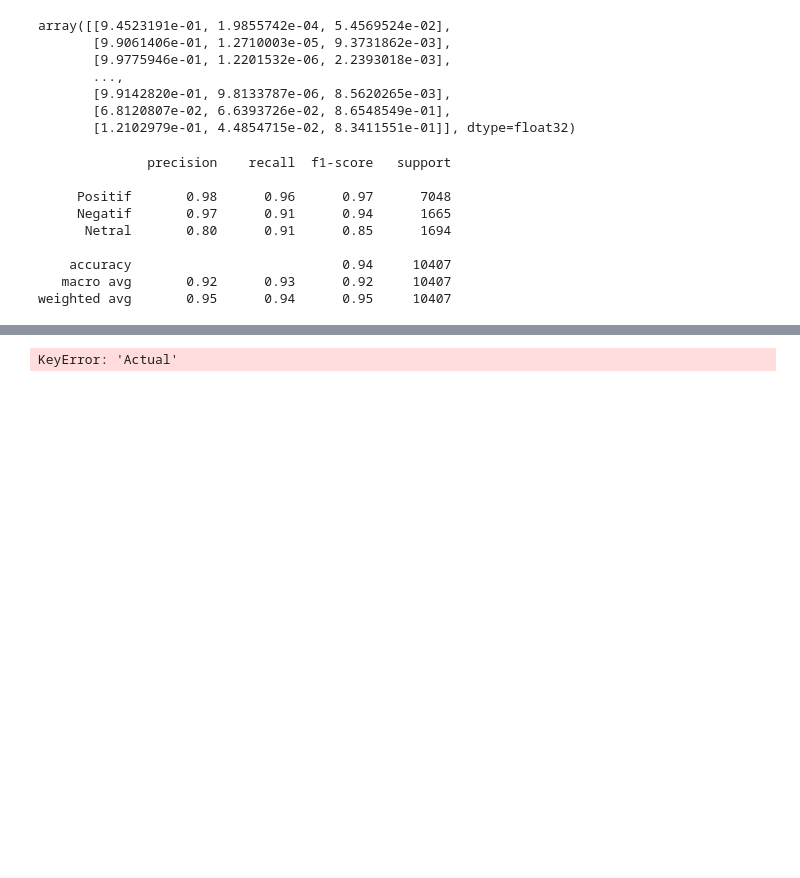
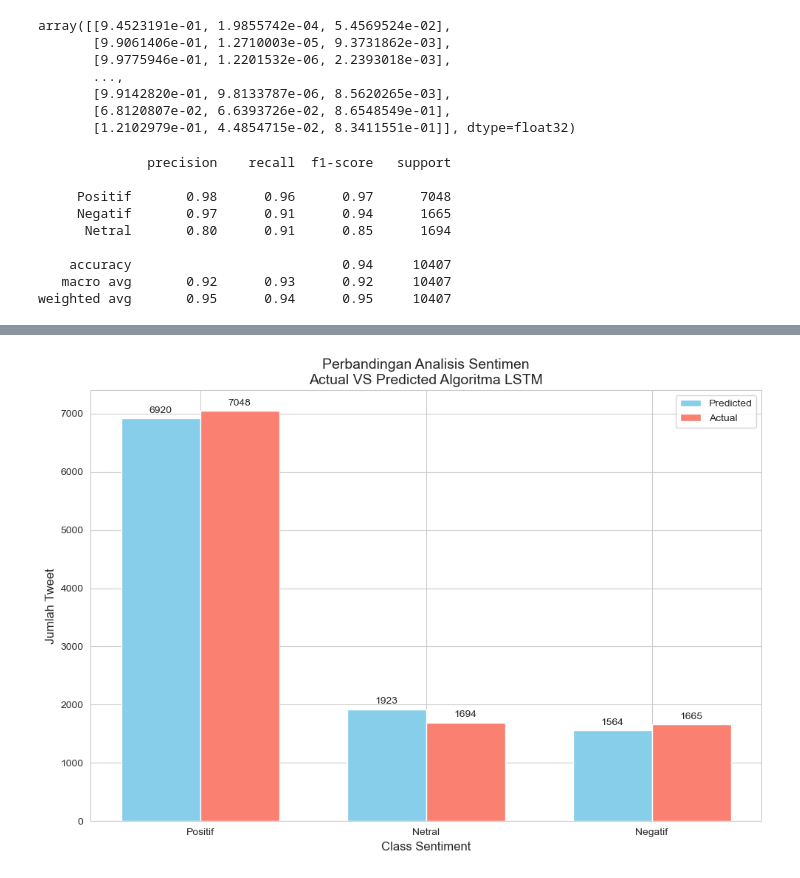
Before and after one commit to yuemway/Analisis-Sentimen-Masyarakat-pada-Program-Makan-Siang-Gratis, a Jupyter notebook: test.ipynb, the cells around one changed output, grey strips where cells are left out. Cells and saved outputs as stored; diff of their text form; code cells hidden in the pictures; blank space fills up the shorter version.

```diff
--- a/test.ipynb
+++ b/test.ipynb
@@ -128,58 +128,44 @@ plt.show()
 # %%
-import pandas as pd
-import matplotlib.pyplot as plt
-import numpy as np
-import seaborn as sns
+index_to_category = {0: 'Positif', 1: 'Negatif', 2: 'Netral'}
+# Ubah prediksi (angka) dan label asli (angka) menjadi teks
+y_pred_text = np.array([index_to_category[pred] for pred in y_pred_classes])
+y_true_text = y_test_numbered.map(index_to_category)
 
-# --- LANGKAH 1: Siapkan Data ---
-# Di sini, Anda akan menggunakan DataFrame 'results_df' yang berisi hasil prediksi Anda.
-# Saya akan membuat data contoh agar kode ini bisa berjalan.
-# HAPUS BAGIAN INI jika Anda menjalankan di notebook yang sama.
+# Buat DataFrame yang memiliki kolom 'Actual' dan 'Predicted'
+results_df = pd.DataFrame({
+    'Actual': y_true_text,
+    'Predicted': y_pred_text
+})
 
+actual_counts = results_df['Actual'].value_counts()
+predicted_counts = results_df['Predicted'].value_counts()
 
-
-# --- LANGKAH 2: Hitung Jumlah Aktual dan Prediksi per Kategori ---
-actual_counts = data['Actual'].value_counts()
-predicted_counts = data['Predicted'].value_counts()
-
-# Gabungkan hasil hitungan ke dalam satu DataFrame
 plot_df = pd.DataFrame({
     'Actual': actual_counts,
     'Predicted': predicted_counts
 }).fillna(0).astype(int)
 
-# BARIS FILTER DIHAPUS: Sekarang semua kelas akan ditampilkan
-# plot_df = plot_df.loc[['Negatif', 'Positif']] # <-- Baris ini dihapus
-
-
-# --- LANGKAH 3: Buat Plot Batang (Bar Chart) ---
+# BUat plot
 sns.set_style("whitegrid")
-labels = plot_df.index.tolist() # -> ['Positif', 'Negatif', 'Netral']
-x = np.arange(len(labels))  # Posisi label di sumbu x
-width = 0.35  # Lebar setiap batang
+labels = plot_df.index.tolist()
+x = np.arange(len(labels))
+width = 0.35
 
 fig, ax = plt.subplots(figsize=(10, 7))
-
-# Membuat batang untuk 'Predicted'
 rects1 = ax.bar(x - width/2, plot_df['Predicted'], width, label='Predicted', color='skyblue')
-
-# Membuat batang untuk 'Actual'
 rects2 = ax.bar(x + width/2, plot_df['Actual'], width, label='Actual', color='salmon')
 
-# Menambahkan label, judul, dan legenda
 ax.set_ylabel('Jumlah Tweet', fontsize=12)
 ax.set_xlabel('Class Sentiment', fontsize=12)
 ax.set_title('Perbandingan Analisis Sentimen\nActual VS Predicted Algoritma LSTM', fontsize=14)
 ax.set_xticks(x)
 ax.set_xticklabels(labels)
 ax.legend()
 
-# Menambahkan angka di atas setiap batang
 ax.bar_label(rects1, padding=3)
 ax.bar_label(rects2, padding=3)
 
-# Merapikan layout dan menampilkan plot
 fig.tight_layout()
 plt.show()
 # %% [output]
-KeyError: 'Actual'
+[figure, added]
```
Also changed, not shown: parts of 2 cells of this notebook.
